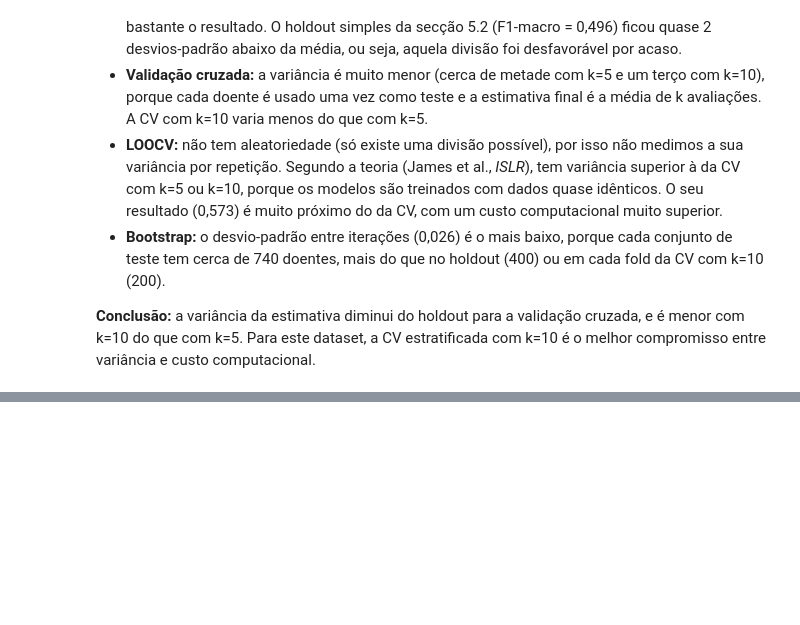
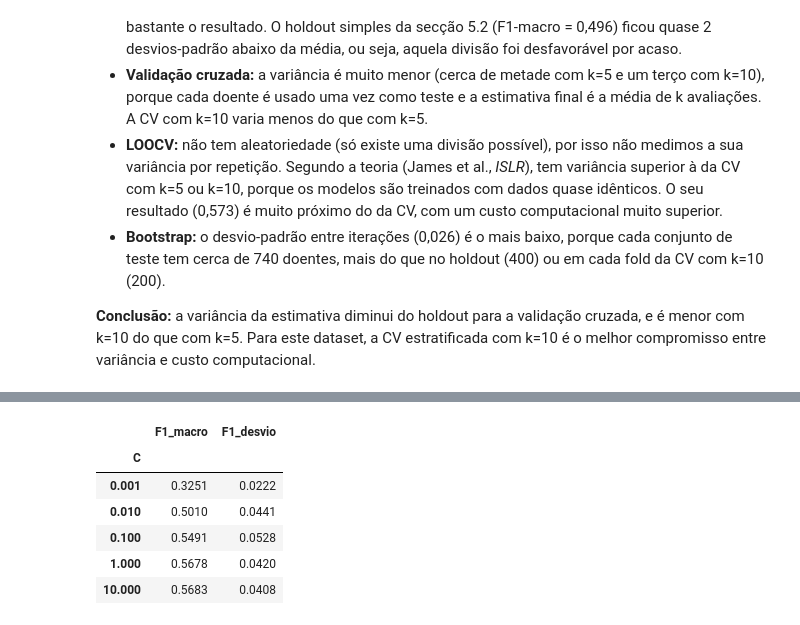
Before and after one commit to 1231478-Ellah-Fleischmann/APRAU-PROJETO, a Jupyter notebook: notebooks/APRAU_EFG_M1A_1231478_1230806.ipynb, the cells around one changed output, grey strips where cells are left out. Saved outputs shown, nothing was run; the diff lists cells and outputs as text; code cells hidden in the pictures; blank space fills up the shorter version.

```diff
--- a/notebooks/APRAU_EFG_M1A_1231478_1230806.ipynb
+++ b/notebooks/APRAU_EFG_M1A_1231478_1230806.ipynb
@@ -1130,0 +1144,34 @@ Para medir a variância da **estimativa final** de cada método, repetimos o hol
+# %%
+def treinar_e_prever_reg(X_treino, y_treino, X_teste, penalidade, C):
+    # Normaliza com os dados de treino e aplica o mesmo ao teste
+    scaler = StandardScaler()
+    X_treino_n = scaler.fit_transform(X_treino)
+    X_teste_n = scaler.transform(X_teste)
+
+    modelo = LogisticRegression(penalty=penalidade, C=C, solver='saga',
+                                max_iter=5000, random_state=SEED)
+    modelo.fit(X_treino_n, y_treino)
+    return modelo.predict(X_teste_n), modelo
+
+skf = StratifiedKFold(n_splits=10, shuffle=True, random_state=SEED)
+valores_C = [0.001, 0.01, 0.1, 1, 10]
+
+linhas = []
+for C in valores_C:
+    f1s = []
+    for idx_tr, idx_te in skf.split(X_cls, y_cls):
+        prev, _ = treinar_e_prever_reg(X_cls.iloc[idx_tr], y_cls.iloc[idx_tr],
+                                       X_cls.iloc[idx_te], 'l2', C)
+        f1s.append(f1_score(y_cls.iloc[idx_te], prev, average='macro'))
+    linhas.append({'C': C, 'F1_macro': np.mean(f1s), 'F1_desvio': np.std(f1s)})
+
+res_ridge = pd.DataFrame(linhas).set_index('C')
+res_ridge.round(4)
+# %% [output]
+|  | F1_macro | F1_desvio |
+| C |  |  |
+| 0.001 | 0.3251 | 0.0222 |
+| 0.010 | 0.5010 | 0.0441 |
+| 0.100 | 0.5491 | 0.0528 |
+| 1.000 | 0.5678 | 0.0420 |
+| 10.000 | 0.5683 | 0.0408 |
```
Also changed, not shown: parts of 8 cells of this notebook.
